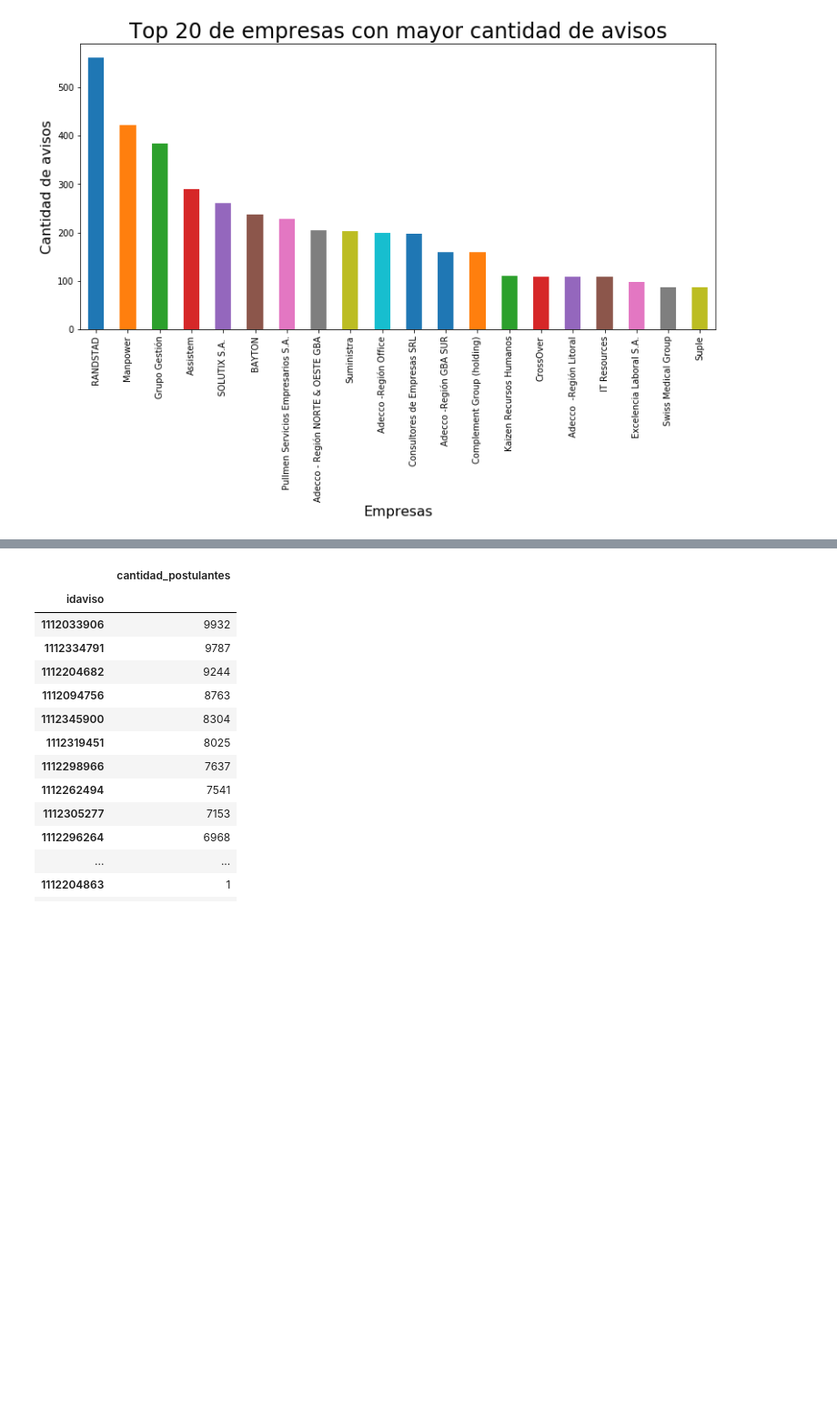
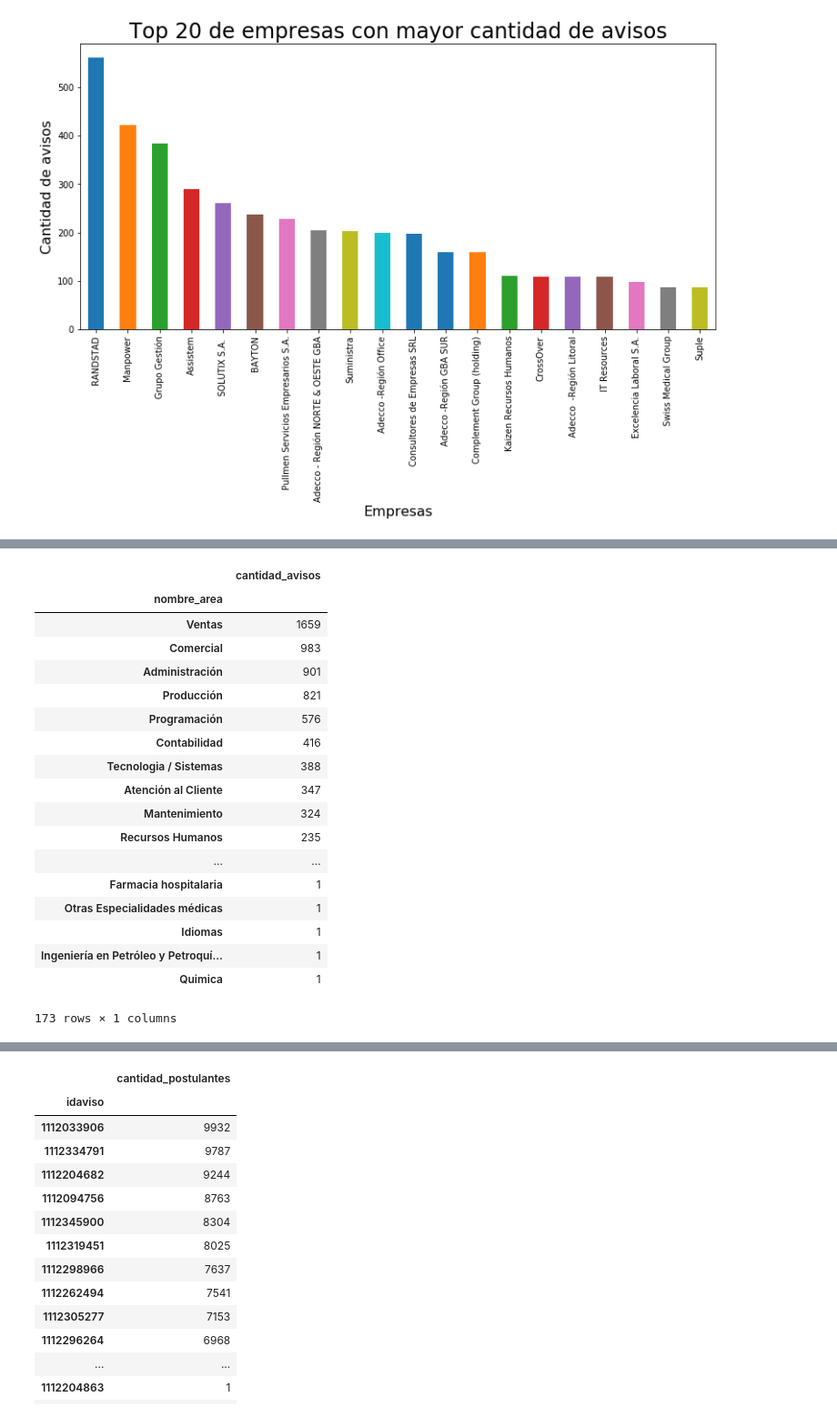
Before and after one commit to BrigliaAn/TP1-AnalisisExploratorio-ZonaJobs, a Jupyter notebook: Tp1-completo.ipynb, the cells around one changed output, grey strips where cells are left out. Shown at 91% size. Saved outputs shown, nothing was run; the diff lists cells and outputs as text; code cells hidden in the pictures; blank space fills up the shorter version.

```diff
--- a/Tp1-completo.ipynb
+++ b/Tp1-completo.ipynb
@@ -646,0 +670,24 @@ ax.set_ylabel('Cantidad de avisos', fontsize= 16);
+# %%
+#Areas con mayor cantidad de avisos
+avisos_detalle.groupby('nombre_area').agg({'nombre_area':'size'}).sort_values('nombre_area',ascending=False)\
+                      .rename(columns={"nombre_area": "cantidad_avisos"})
+# %% [output]
+|  | cantidad_avisos |
+| nombre_area |  |
+| Ventas | 1659 |
+| Comercial | 983 |
+| Administración | 901 |
+| Producción | 821 |
+| Programación | 576 |
+| Contabilidad | 416 |
+| Tecnologia / Sistemas | 388 |
+| Atención al Cliente | 347 |
+| Mantenimiento | 324 |
+| Recursos Humanos | 235 |
+| ... | ... |
+| Farmacia hospitalaria | 1 |
+| Otras Especialidades médicas | 1 |
+| Idiomas | 1 |
+| Ingeniería en Petróleo y Petroquí... | 1 |
+| Quimica | 1 |
+173 rows × 1 columns
```
Also changed, not shown: parts of 7 cells of this notebook.
